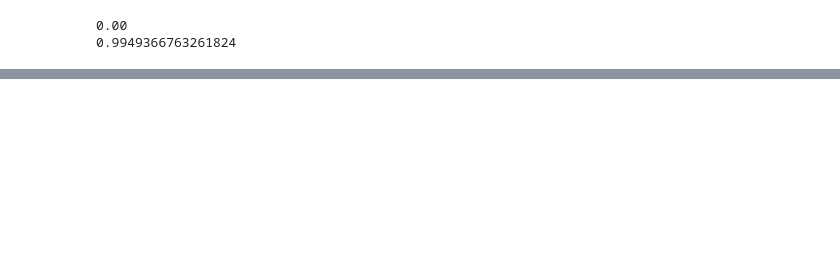
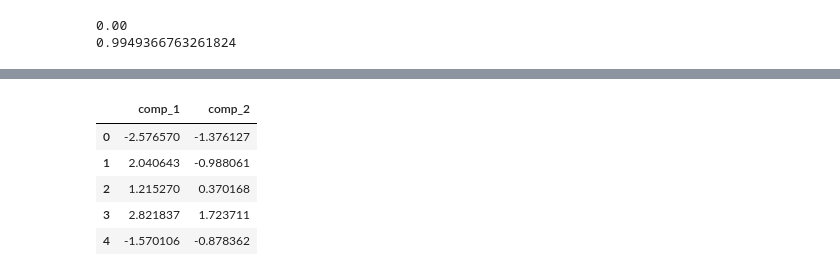
Before and after one commit to Khislatz/DS-Unit-1-Sprint-3-Linear-Algebra, a Jupyter notebook: module3-dimensionality-reduction/Khislat_Zhuraeva_LS_DS_133_High_Dimensional_Data_Assignment.ipynb, the cells around one changed output, grey strips where cells are left out. Saved outputs shown, nothing was run; the diff lists cells and outputs as text; code cells hidden in the pictures; blank space fills up the shorter version.

```diff
--- a/module3-dimensionality-reduction/Khislat_Zhuraeva_LS_DS_133_High_Dimensional_Data_Assignment.ipynb
+++ b/module3-dimensionality-reduction/Khislat_Zhuraeva_LS_DS_133_High_Dimensional_Data_Assignment.ipynb
@@ -511,3 +524,14 @@ array([-2.57657017, -1.37612724, -1.25383537, -0.61987908,  1.5928612 ,
+# %%
+# create a DataFrame that will have
+df_final = pd.DataFrame(data = pca_features, columns = ['comp_1', 'comp_2'])
+df_final.head()
+# %% [output]
+|  | comp_1 | comp_2 |
+| 0 | -2.576570 | -1.376127 |
+| 1 | 2.040643 | -0.988061 |
+| 2 | 1.215270 | 0.370168 |
+| 3 | 2.821837 | 1.723711 |
+| 4 | -1.570106 | -0.878362 |
 # %%
 #How much variation did each principal component explain?
 my_pca.explained_variance_ratio_ #of the 10 new variables, the first one captures 34%, second 14% etc.
```
Also changed, not shown: parts of 11 cells of this notebook.
